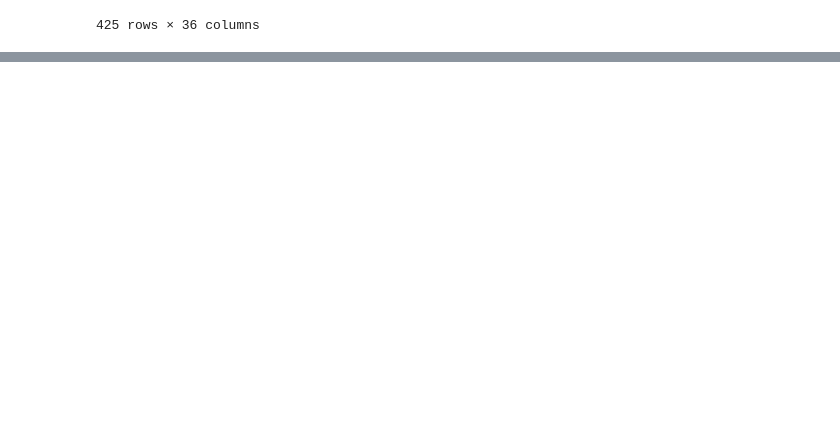
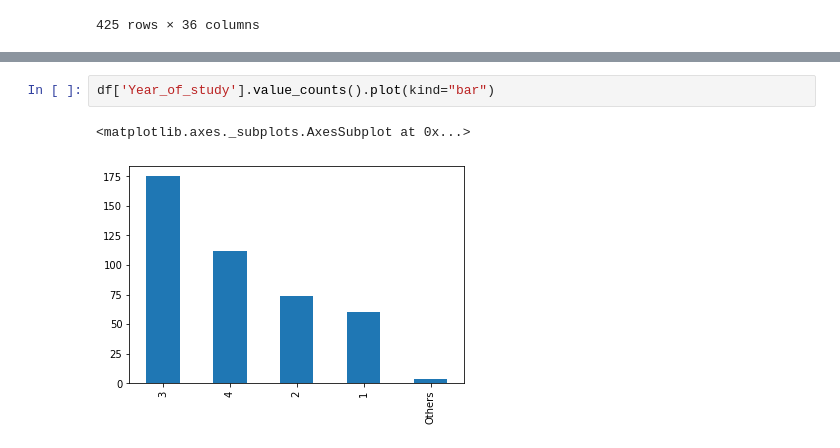
Before and after one commit to IbrahimKhan77/my_data, a Jupyter notebook: Main_v2.ipynb, the cells around one changed output, grey strips where cells are left out. Saved outputs shown, nothing was run; the diff lists cells and outputs as text; blank space fills up the shorter version.

```diff
--- a/Main_v2.ipynb
+++ b/Main_v2.ipynb
@@ -31,0 +62,5 @@ df
+# %%
+df['Year_of_study'].value_counts().plot(kind="bar")
+# %% [output]
+<matplotlib.axes._subplots.AxesSubplot at 0x...>
+[figure, added]
```
Also changed, not shown: parts of 12 cells of this notebook.
